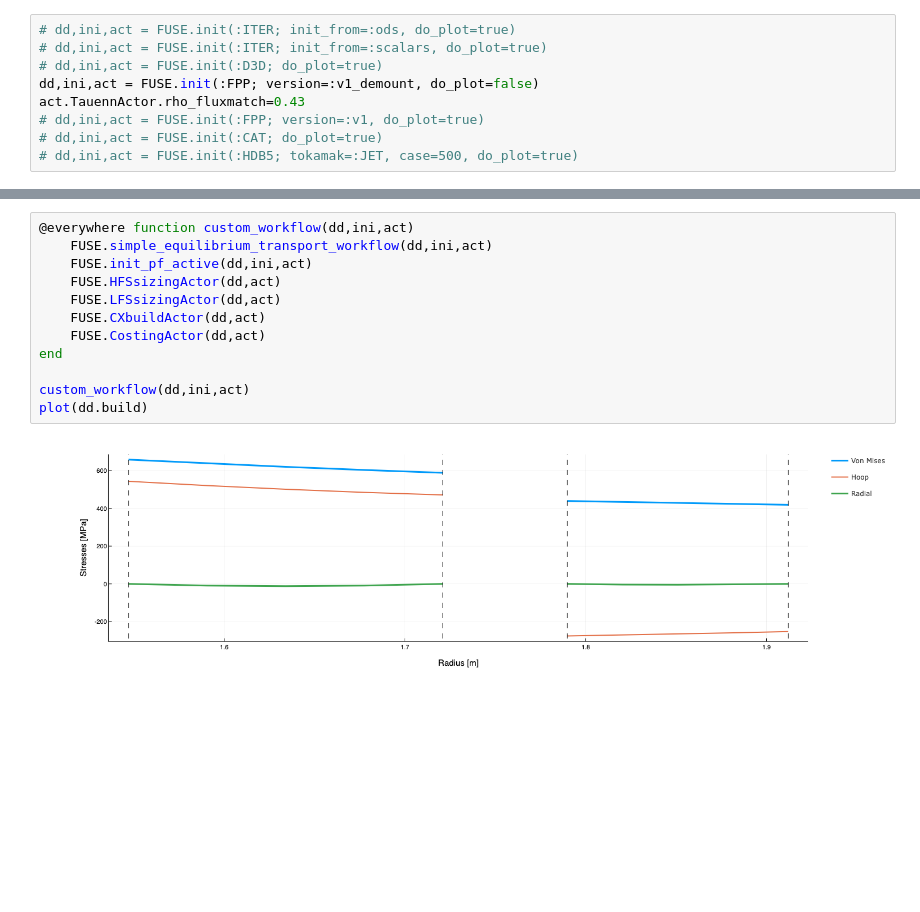
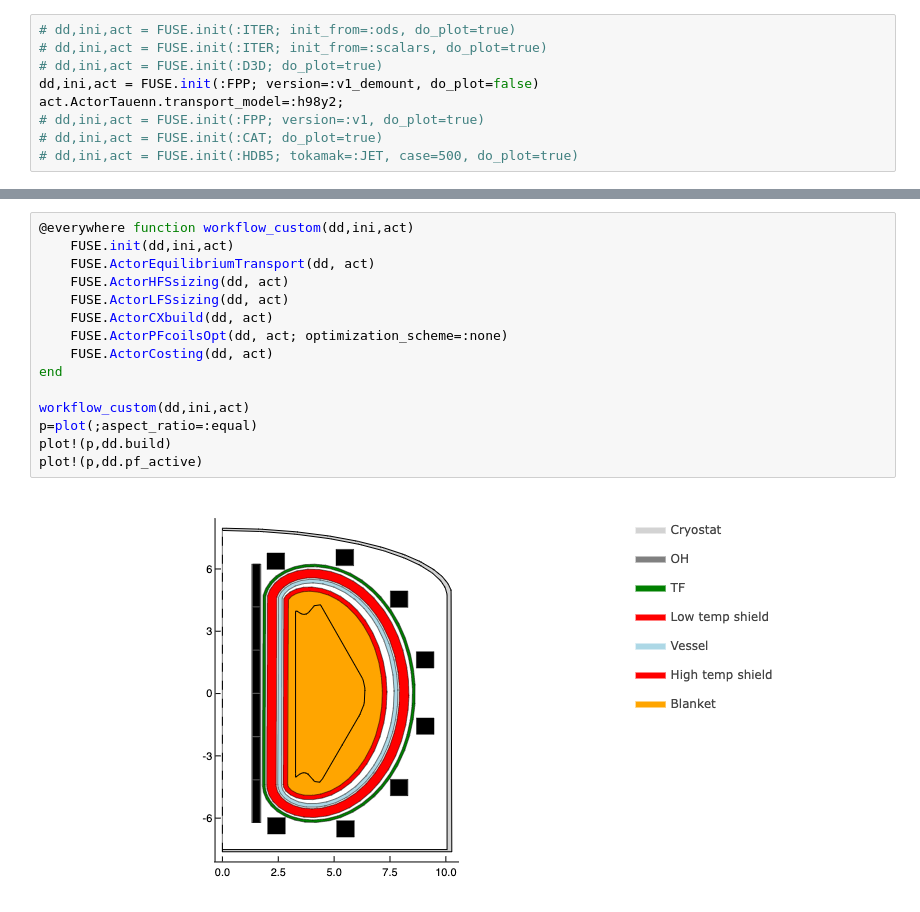
Before and after one commit to ProjectTorreyPines/FUSE.jl, a Jupyter notebook: examples/transport.ipynb, the cells around one changed output, grey strips where cells are left out. Saved outputs shown, nothing was run; the diff lists cells and outputs as text; blank space fills up the shorter version.

```diff
--- a/examples/transport.ipynb
+++ b/examples/transport.ipynb
@@ -20,7 +19,7 @@ Working with 7 processes
 # dd,ini,act = FUSE.init(:ITER; init_from=:scalars, do_plot=true)
 # dd,ini,act = FUSE.init(:D3D; do_plot=true)
 dd,ini,act = FUSE.init(:FPP; version=:v1_demount, do_plot=false)
-act.TauennActor.rho_fluxmatch=0.43
+act.ActorTauenn.transport_model=:h98y2;
 # dd,ini,act = FUSE.init(:FPP; version=:v1, do_plot=true)
 # dd,ini,act = FUSE.init(:CAT; do_plot=true)
 # dd,ini,act = FUSE.init(:HDB5; tokamak=:JET, case=500, do_plot=true)
@@ -27,15 +30,18 @@ act.TauennActor.rho_fluxmatch=0.43
 # %%
-@everywhere function custom_workflow(dd,ini,act)
-    FUSE.simple_equilibrium_transport_workflow(dd,ini,act)
-    FUSE.init_pf_active(dd,ini,act)
-    FUSE.HFSsizingActor(dd,act)
-    FUSE.LFSsizingActor(dd,act)
-    FUSE.CXbuildActor(dd,act)
-    FUSE.CostingActor(dd,act)
+@everywhere function workflow_custom(dd,ini,act)
+    FUSE.init(dd,ini,act)
+    FUSE.ActorEquilibriumTransport(dd, act)
+    FUSE.ActorHFSsizing(dd, act)
+    FUSE.ActorLFSsizing(dd, act)
+    FUSE.ActorCXbuild(dd, act)
+    FUSE.ActorPFcoilsOpt(dd, act; optimization_scheme=:none)
+    FUSE.ActorCosting(dd, act)
 end
 
-custom_workflow(dd,ini,act)
-plot(dd.build)
+workflow_custom(dd,ini,act)
+p=plot(;aspect_ratio=:equal)
+plot!(p,dd.build)
+plot!(p,dd.pf_active)
 # %% [output]
-[figure, old version]
+[figure, new version]
 # %%
```
Also changed, not shown: parts of 6 cells of this notebook.
